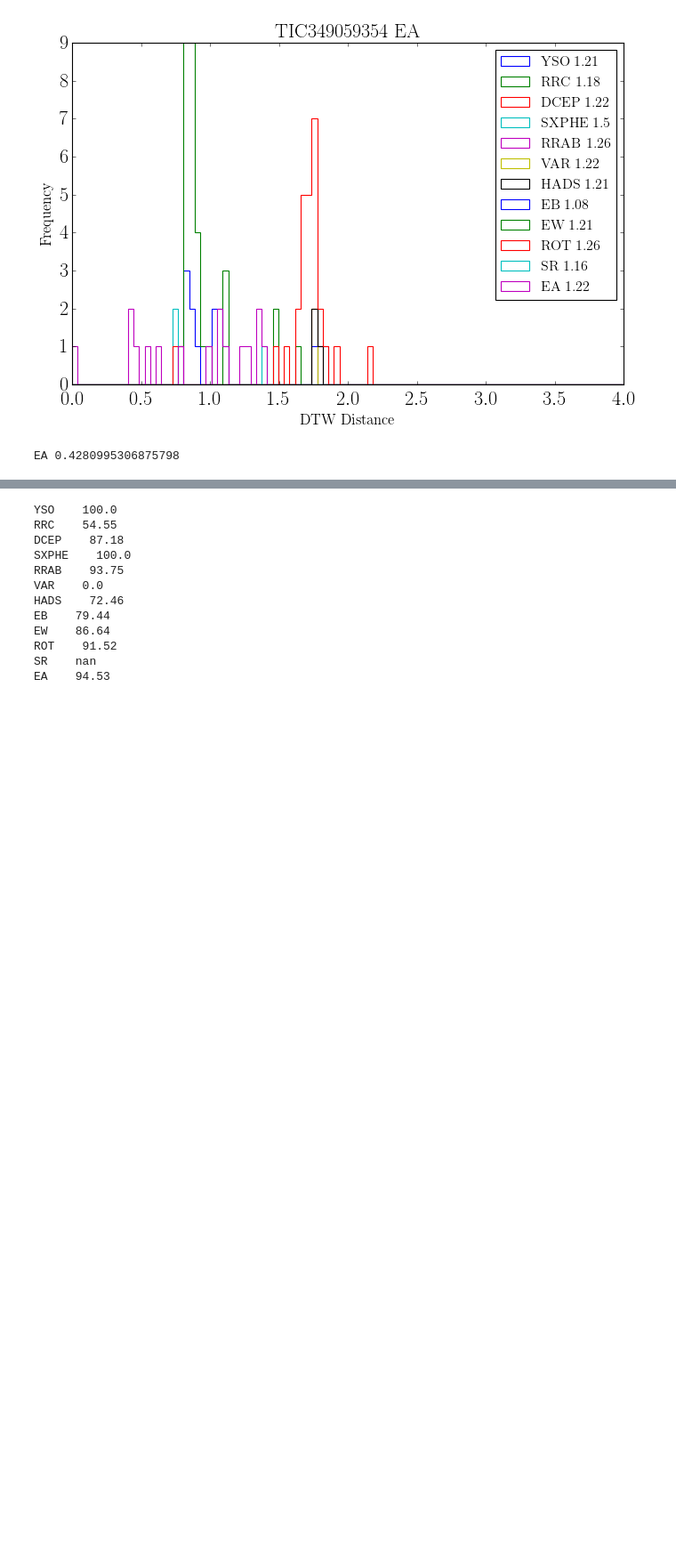
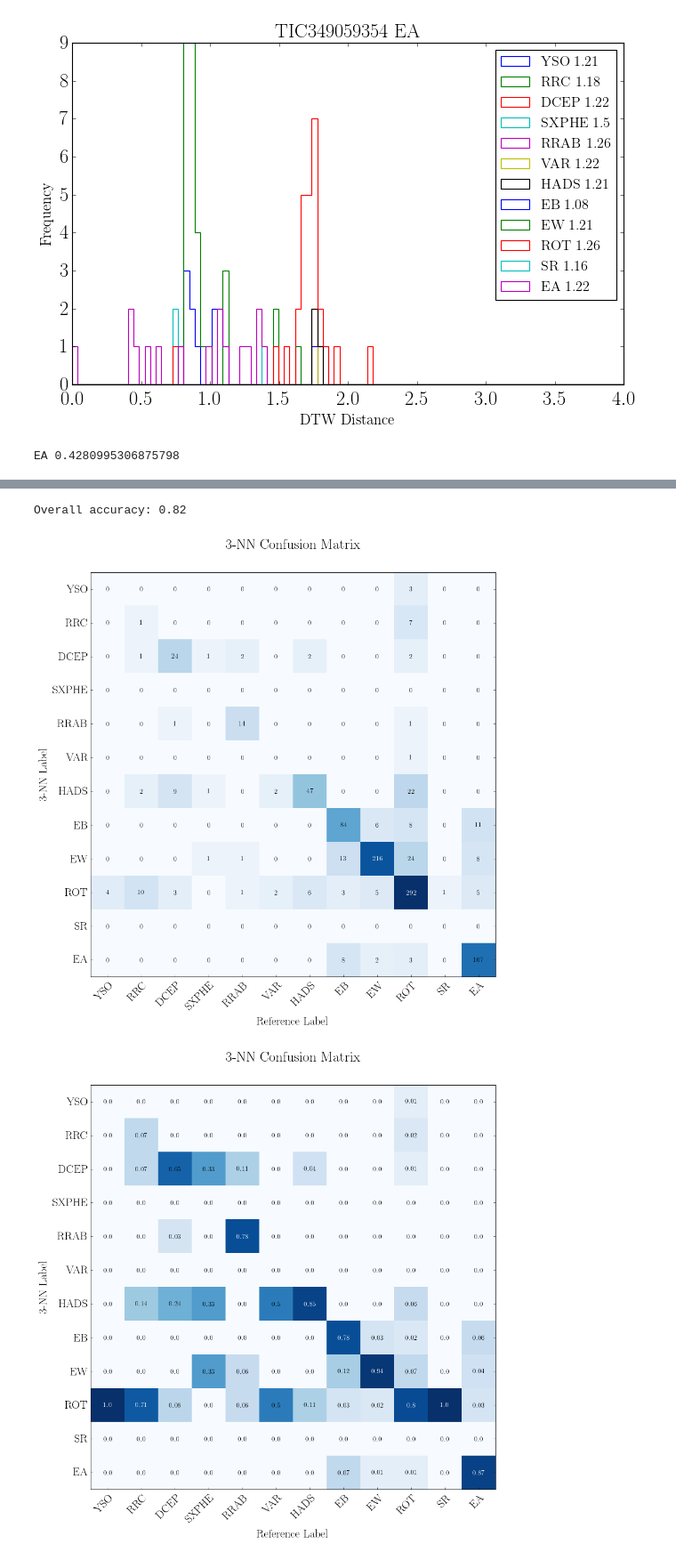
Before and after one commit to jbirky/tess_binaries, a Jupyter notebook: notebooks/hierarchical_classification.ipynb, the cells around one changed output, grey strips where cells are left out. Shown at 89% size. Saved outputs shown, nothing was run; the diff lists cells and outputs as text; code cells hidden in the pictures; blank space fills up the shorter version.

```diff
--- a/notebooks/hierarchical_classification.ipynb
+++ b/notebooks/hierarchical_classification.ipynb
@@ -137,18 +138,4 @@ colors = viridis(np.linspace(0,1,len(tnames)))
 [figure]
 [figure]
 EA 0.4280995306875798
-# %%
-k = 1
-nn1 = []
-
-for i in range(N):
-    min_dist = sorted(dmatrix[i])[1:k+1]
-    min_dist_ind = np.array([np.where(dmatrix[i] == d)[0][0] for d in min_dist])
-    votes = np.array(subsamp['type'])[min_dist_ind]
-    best = Counter(votes).most_common(1)[0][0]
-    nn1.append(best)
-# %%
-train = list(subsamp['type'])
-test = nn1
-cmatrix = confusion_matrix(train, test, labels=tnames)
 # %%
@@ -180,17 +193,11 @@ plt.show()
-# %%
-for i in range(nlabel):
-    arr = cmatrix.T[i]
-    print(tnames[i], '  ', round(100*arr[i]/np.sum(arr),2))
-# %% [output]
-YSO    100.0
-RRC    54.55
-DCEP    87.18
-SXPHE    100.0
-RRAB    93.75
-VAR    0.0
-HADS    72.46
-EB    79.44
-EW    86.64
-ROT    91.52
-SR    nan
-EA    94.53
+# %%
+k = 3
+cmatrix = returnKNN(dmatrix, k)
+
+print('Overall accuracy:', round(np.sum(np.diagonal(cmatrix))/np.sum(cmatrix), 2))
+plot = plotConfusionMatrix(cmatrix, tnames, k=k, percent=False, save_dir=f'{k}NN_confusion.png')
+plot = plotConfusionMatrix(cmatrix, tnames, k=k, percent=True, save_dir=f'{k}NN_confusion.png')
+# %% [output]
+Overall accuracy: 0.82
+[figure, added]
+[figure, added]
```
Also changed, not shown: parts of 3 cells of this notebook.
